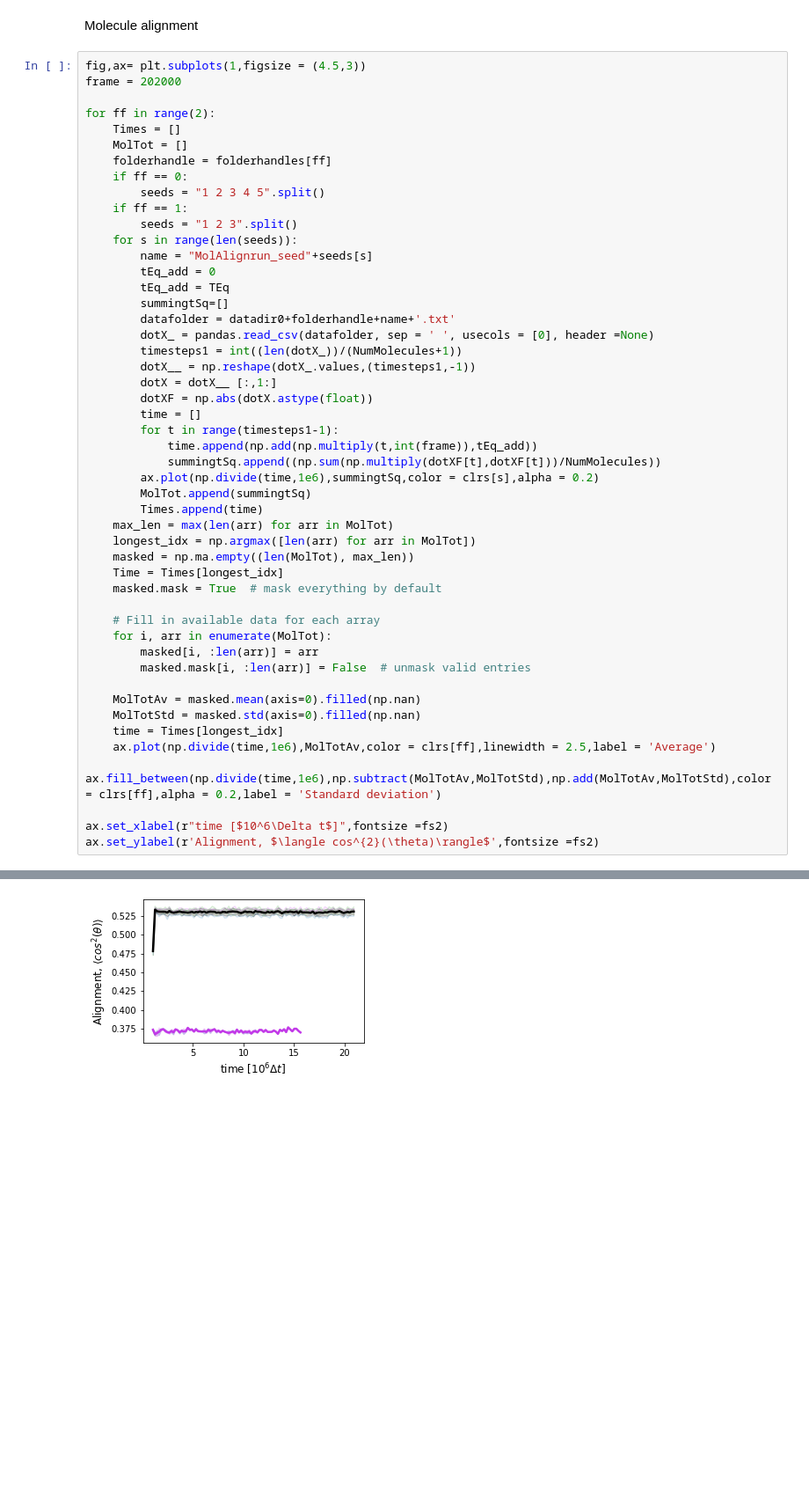
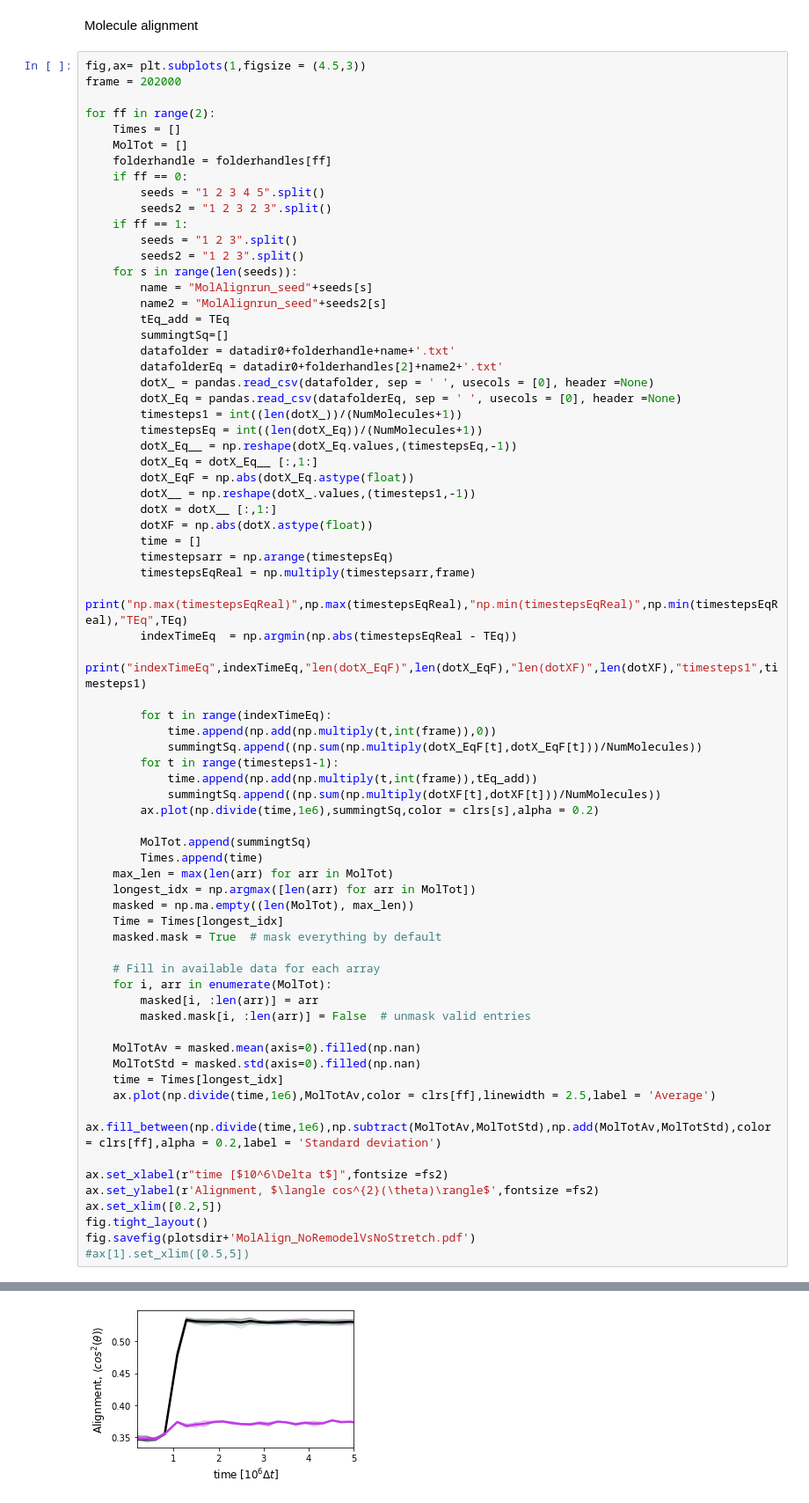
Before and after one commit to Billie1717/CollagenMemory, a Jupyter notebook: Figures/FigAlignment/Mechanics.ipynb, the cells around one changed output, grey strips where cells are left out. Shown at 88% size. Drawn from its saved outputs; the diff is of its cells as text; blank space fills up the shorter version.

```diff
--- a/Figures/FigAlignment/Mechanics.ipynb
+++ b/Figures/FigAlignment/Mechanics.ipynb
@@ -127,24 +148,42 @@ for ff in range(2):
     folderhandle = folderhandles[ff]
     if ff == 0:
         seeds = "1 2 3 4 5".split()
+        seeds2 = "1 2 3 2 3".split()
     if ff == 1:
         seeds = "1 2 3".split()
+        seeds2 = "1 2 3".split()
     for s in range(len(seeds)):
         name = "MolAlignrun_seed"+seeds[s]
-        tEq_add = 0
+        name2 = "MolAlignrun_seed"+seeds2[s]
         tEq_add = TEq
         summingtSq=[]
         datafolder = datadir0+folderhandle+name+'.txt'
+        datafolderEq = datadir0+folderhandles[2]+name2+'.txt'
         dotX_ = pandas.read_csv(datafolder, sep = ' ', usecols = [0], header =None)
+        dotX_Eq = pandas.read_csv(datafolderEq, sep = ' ', usecols = [0], header =None)
         timesteps1 = int((len(dotX_))/(NumMolecules+1))
+        timestepsEq = int((len(dotX_Eq))/(NumMolecules+1))
+        dotX_Eq__ = np.reshape(dotX_Eq.values,(timestepsEq,-1))
+        dotX_Eq = dotX_Eq__ [:,1:]
+        dotX_EqF = np.abs(dotX_Eq.astype(float))
         dotX__ = np.reshape(dotX_.values,(timesteps1,-1))
         dotX = dotX__ [:,1:]
         dotXF = np.abs(dotX.astype(float))
         time = []
+        timestepsarr = np.arange(timestepsEq)
+        timestepsEqReal = np.multiply(timestepsarr,frame)
+        print("np.max(timestepsEqReal)",np.max(timestepsEqReal),"np.min(timestepsEqReal)",np.min(timestepsEqReal),"TEq",TEq)
+        indexTimeEq  = np.argmin(np.abs(timestepsEqReal - TEq))
+        print("indexTimeEq",indexTimeEq,"len(dotX_EqF)",len(dotX_EqF),"len(dotXF)",len(dotXF),"timesteps1",timesteps1)
+
+        for t in range(indexTimeEq):
+            time.append(np.add(np.multiply(t,int(frame)),0))
+            summingtSq.append((np.sum(np.multiply(dotX_EqF[t],dotX_EqF[t]))/NumMolecules))
         for t in range(timesteps1-1):
             time.append(np.add(np.multiply(t,int(frame)),tEq_add))
             summingtSq.append((np.sum(np.multiply(dotXF[t],dotXF[t]))/NumMolecules))
         ax.plot(np.divide(time,1e6),summingtSq,color = clrs[s],alpha = 0.2)
+
         MolTot.append(summingtSq)
         Times.append(time)
     max_len = max(len(arr) for arr in MolTot)
@@ -166,4 +205,8 @@ for ff in range(2):
 
 ax.set_xlabel(r"time [$10^6\Delta t$]",fontsize =fs2)
 ax.set_ylabel(r'Alignment, $\langle cos^{2}(\theta)\rangle$',fontsize =fs2)
+ax.set_xlim([0.2,5])
+fig.tight_layout()
+fig.savefig(plotsdir+'MolAlign_NoRemodelVsNoStretch.pdf')
+#ax[1].set_xlim([0.5,5])
 # %% [output]
@@ -171 +229 @@ Text(0, 0.5, 'Alignment, $\\langle cos^{2}(\\theta)\\rangle$')
-[figure, old version]
+[figure, new version]
```
Also changed, not shown: parts of 2 cells of this notebook, 17 other files.
